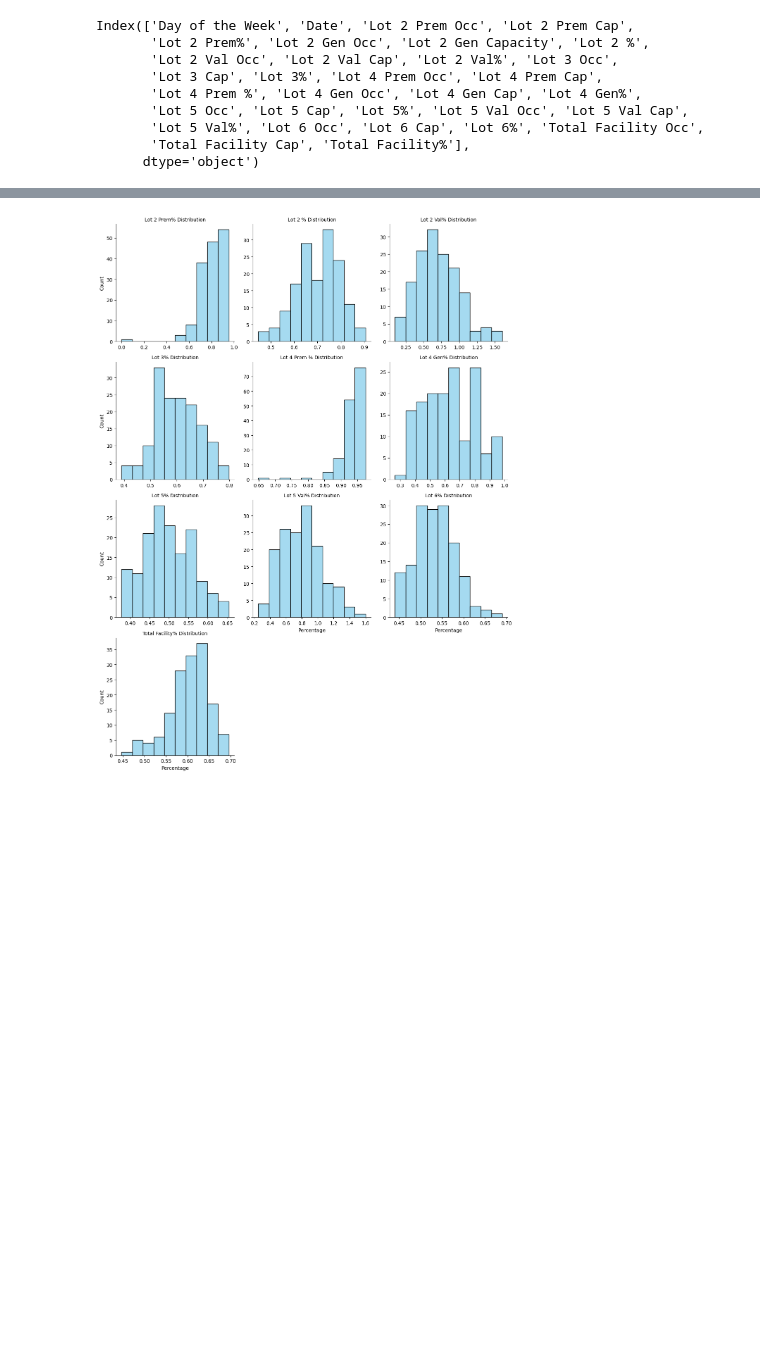
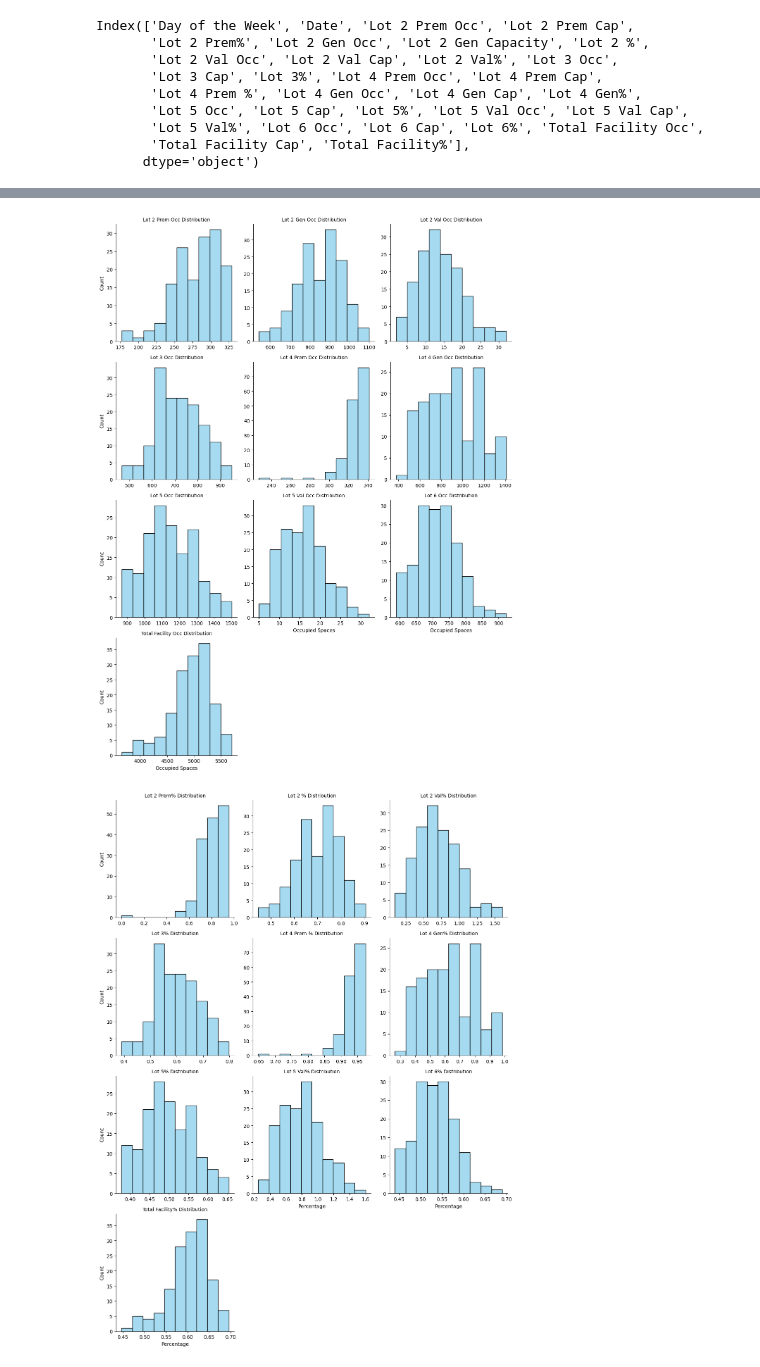
Before and after one commit to doom-boy/Ontario-Competition-Project, a Jupyter notebook: newer_lot_counts_eda.ipynb, the cells around one changed output, grey strips where cells are left out. Cells and saved outputs as stored; diff of their text form; code cells hidden in the pictures; blank space fills up the shorter version.

```diff
--- a/newer_lot_counts_eda.ipynb
+++ b/newer_lot_counts_eda.ipynb
@@ -88,5 +88,24 @@ Text(0, 0.5, 'Count')
 # %%
 df.drop(index=91, inplace=True)
+# %%
+import seaborn as sns
+import matplotlib.pyplot as plt
+
+# --- Select columns with "Occupied" in their name ---
+occ_cols = [col for col in df.columns if "Occ" in str(col)]
+
+# --- Melt the DataFrame to long format ---
+df_melted = df[occ_cols].melt(var_name='Occupancy Column', value_name='Value')
+
+# --- Plot using Seaborn FacetGrid ---
+g = sns.FacetGrid(df_melted, col='Occupancy Column', col_wrap=3, sharex=False, sharey=False, height=4)
+g.map_dataframe(sns.histplot, x='Value', bins=10, color='skyblue', edgecolor='black')
+g.set_axis_labels("Occupied Spaces", "Count")
+g.set_titles("{col_name} Distribution")
+g.tight_layout()
+plt.show()
+# %% [output]
+[figure, added]
 # %%
 # Select columns with '%' in their name
 pct_cols = [col for col in df.columns if '%' in str(col)]
```
Also changed, not shown: parts of 10 cells of this notebook, 3 other files.
